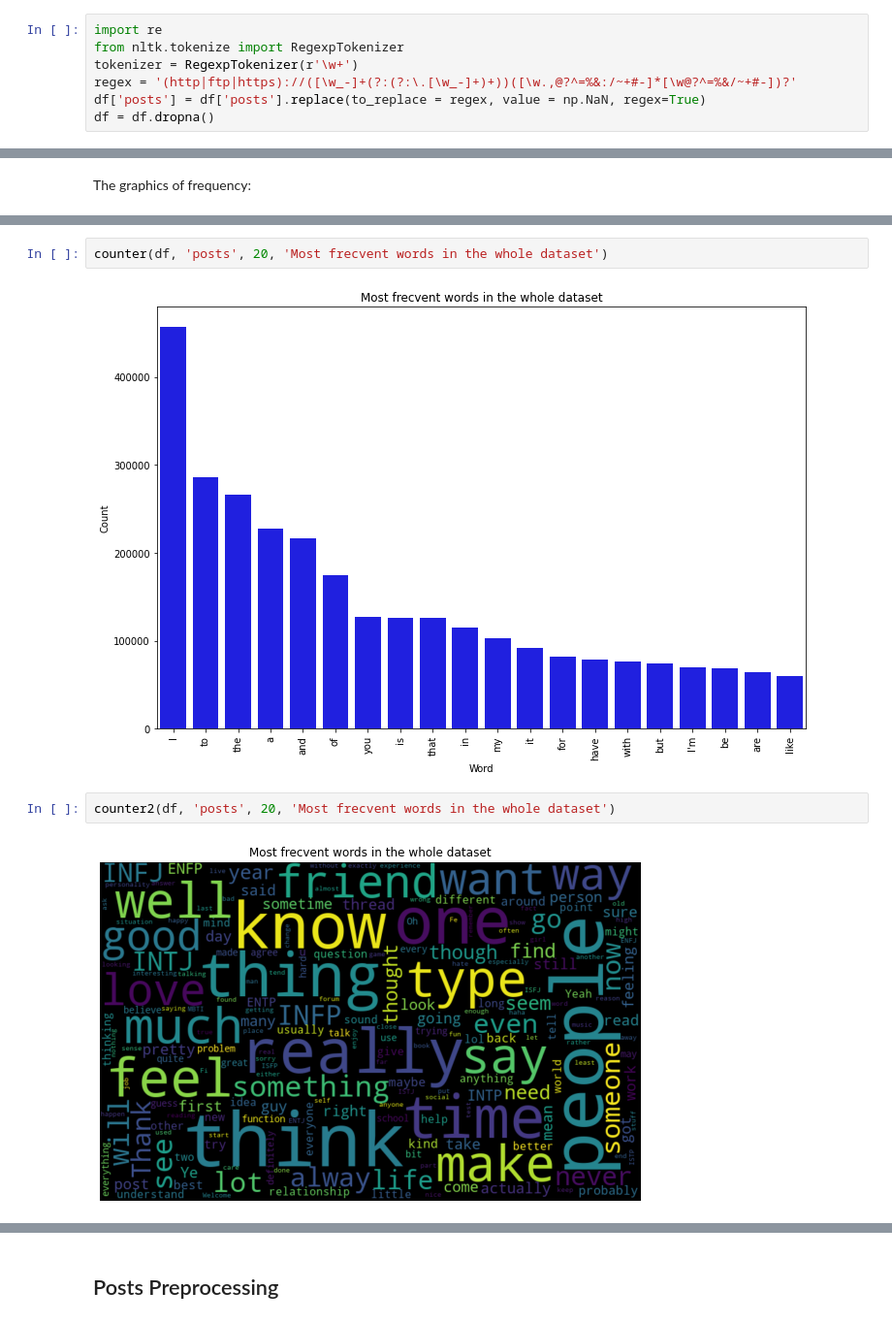
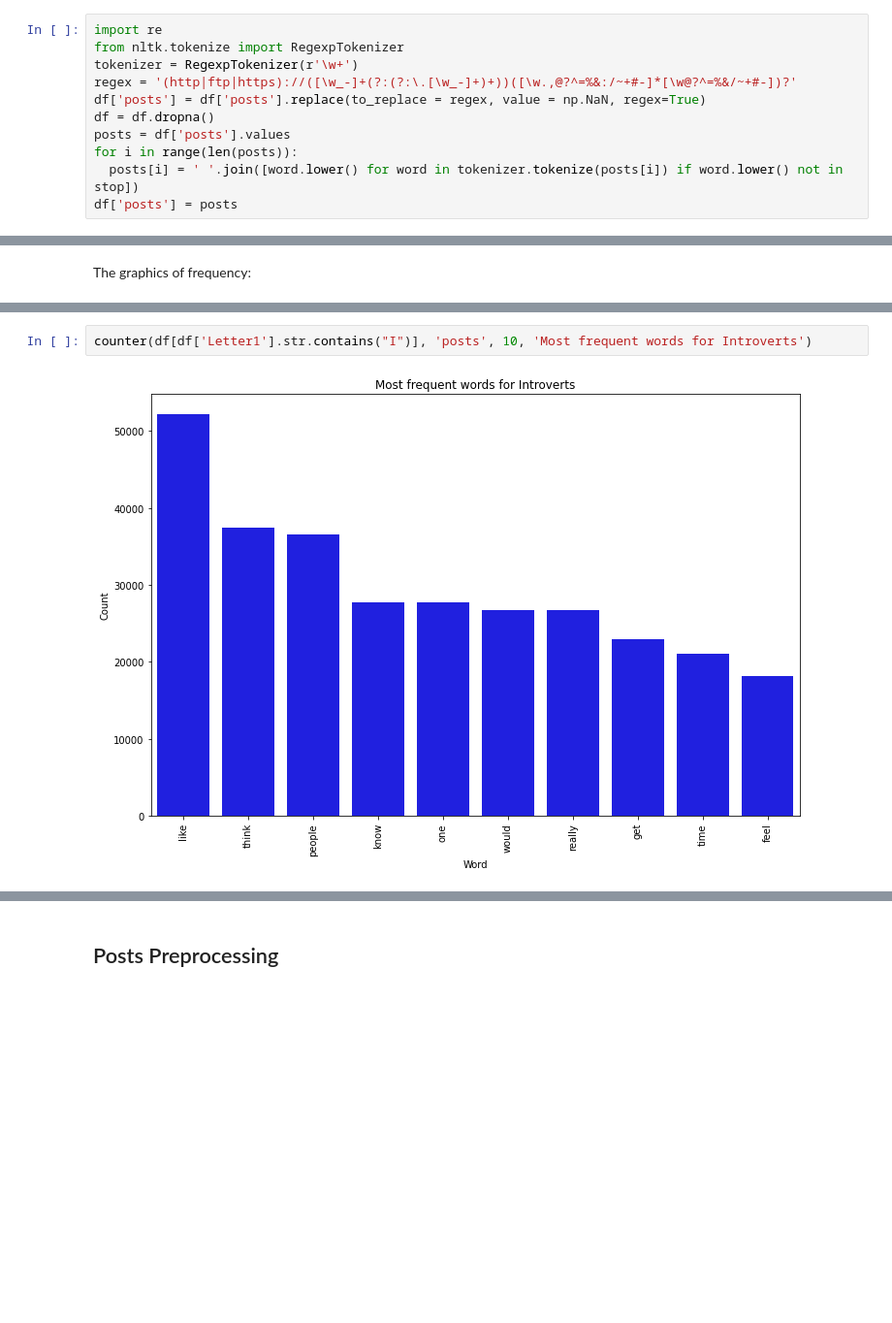
Before and after one commit to MihaelaCatan04/A-plus-Class, a Jupyter notebook: Personality_Model_Creation.ipynb, the cells around one changed output, grey strips where cells are left out. Shown at 97% size. Drawn from its saved outputs; the diff is of its cells as text; blank space fills up the shorter version.

```diff
--- a/Personality_Model_Creation.ipynb
+++ b/Personality_Model_Creation.ipynb
@@ -297,6 +306,10 @@ tokenizer = RegexpTokenizer(r'\w+')
 regex = '(http|ftp|https)://([\w_-]+(?:(?:\.[\w_-]+)+))([\w.,@?^=%&:/~+#-]*[\w@?^=%&/~+#-])?'
 df['posts'] = df['posts'].replace(to_replace = regex, value = np.NaN, regex=True)
 df = df.dropna()
+posts = df['posts'].values
+for i in range(len(posts)):
+  posts[i] = ' '.join([word.lower() for word in tokenizer.tokenize(posts[i]) if word.lower() not in stop])
+df['posts'] = posts
 # %% [markdown]
 Analyze the Frequency Distribution:
 # %%
@@ -396,8 +345,4 @@ counter2(df[df['Letter4'].str.contains("P")], 'posts', 10, 'Most frecvent words
-# %%
-counter(df, 'posts', 20, 'Most frecvent words in the whole dataset')
-# %% [output]
-[figure, removed]
-# %%
-counter2(df, 'posts', 20, 'Most frecvent words in the whole dataset')
-# %% [output]
-[figure, removed]
+# %%
+counter(df[df['Letter1'].str.contains("I")], 'posts', 10, 'Most frequent words for Introverts')
+# %% [output]
+[figure, added]
```
Also changed, not shown: parts of 42 cells of this notebook.
